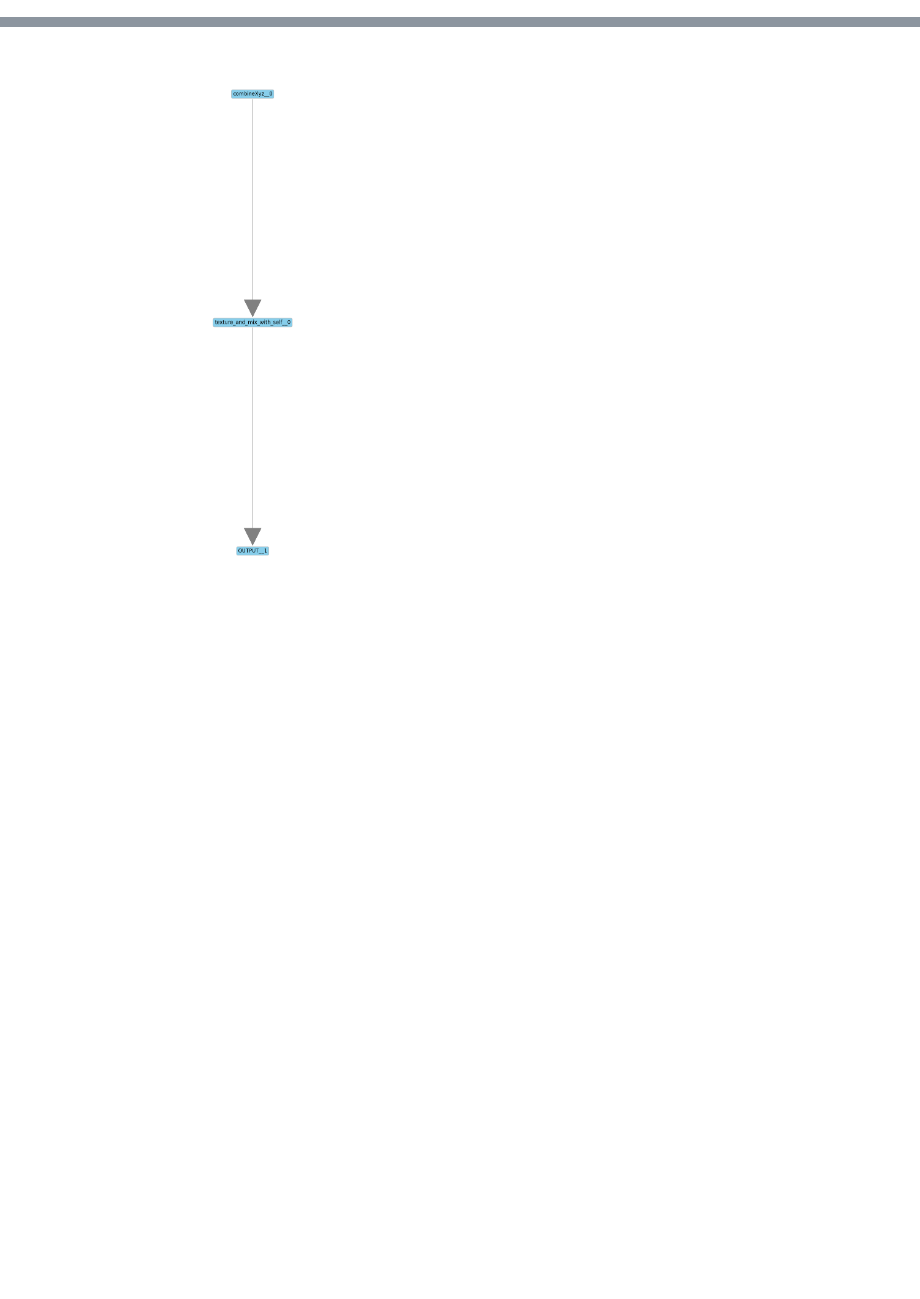
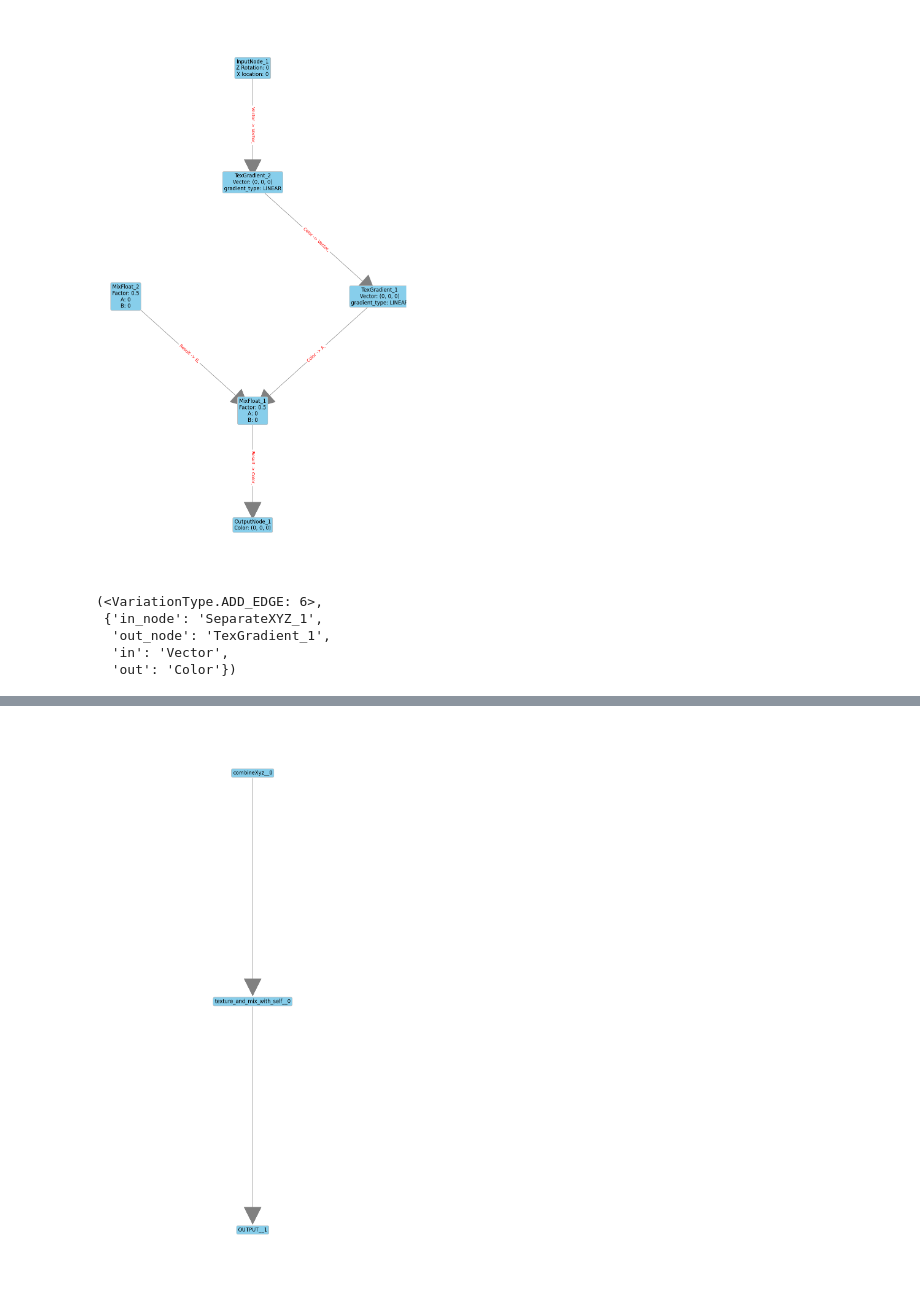
Before and after one commit to orenmatar/blender_shader, a Jupyter notebook: notebooks/graphs.ipynb, the cells around one changed output, grey strips where cells are left out. Drawn from its saved outputs; the diff is of its cells as text; code cells hidden in the pictures; blank space fills up the shorter version.

Commit message:
variations creator

```diff
--- a/notebooks/graphs.ipynb
+++ b/notebooks/graphs.ipynb
@@ -22,0 +36,4 @@ meta_nodes = [mega_structure2, mega_structure1,burn_dodge]
+# %%
+nm.draw_network()
+# %% [output]
+[figure, added]
@@ -22,0 +42,10 @@ meta_nodes = [mega_structure2, mega_structure1,burn_dodge]
+# %%
+variation = backwards
+step = variation.step
+variation.variation_type, step
+# %% [output]
+(<VariationType.ADD_EDGE: 6>,
+ {'in_node': 'SeparateXYZ_1',
+  'out_node': 'TexGradient_1',
+  'in': 'Vector',
+  'out': 'Color'})
```
Also changed, not shown: parts of 13 cells of this notebook, 5 other files.
